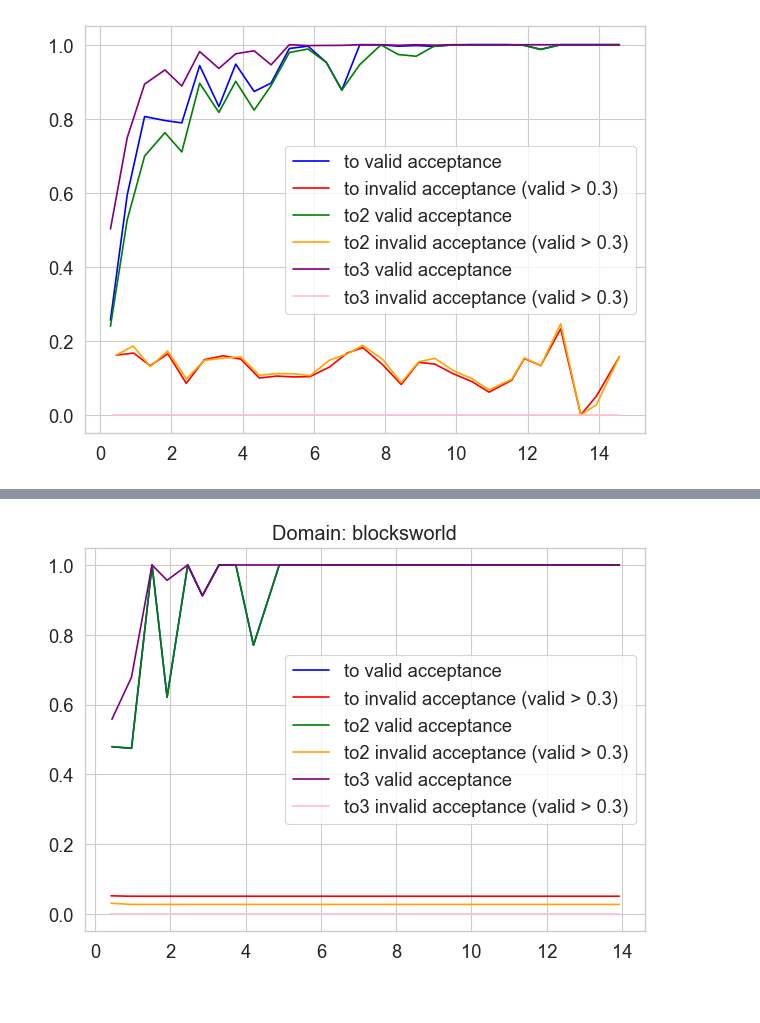
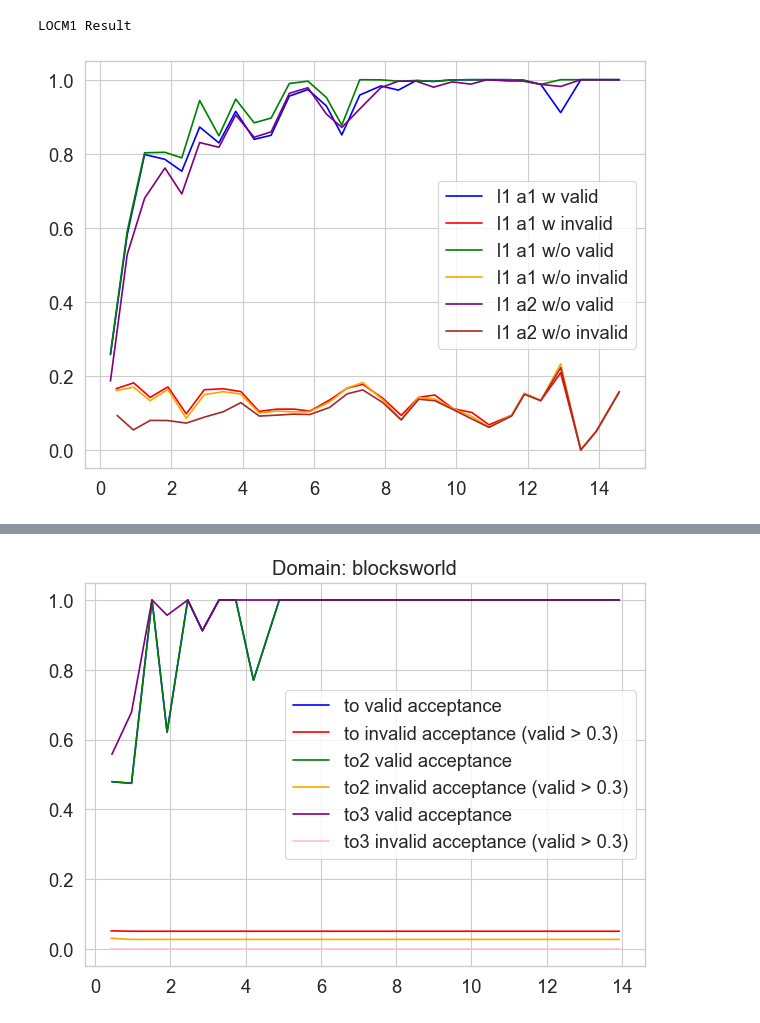
Before and after one commit to utop1an/locm3, a Jupyter notebook: src/examples/plot_total.ipynb, the cells around one changed output, grey strips where cells are left out. Drawn from its saved outputs; the diff is of its cells as text; code cells hidden in the pictures.

Commit message:
fix: locm3 bugs

```diff
--- a/src/examples/plot_total.ipynb
+++ b/src/examples/plot_total.ipynb
@@ -44,38 +62,52 @@ sns.set_style("whitegrid")
 # %%
 import numpy as np
 import pandas as pd
 import matplotlib.pyplot as plt
 
 # === Helper function for binning and smoothing ===
 def smooth_by_bin_mean(df, x_col, y_col, bins=30):
     df_sorted = df.sort_values(by=x_col).copy()
     bin_edges = np.linspace(df_sorted[x_col].min(), df_sorted[x_col].max(), bins)
     df_sorted['bin'] = pd.cut(df_sorted[x_col], bins=bin_edges)
     grouped = df_sorted.groupby('bin', observed=True).agg({x_col: 'mean', y_col: 'mean'}).dropna()
     return grouped[x_col].values, grouped[y_col].values
 
 # === Filter and smooth ===
-to_valid_x, to_valid_y = smooth_by_bin_mean(to_df, 'len%', 'acceptance_rate')
-to_invalid_x, to_invalid_y = smooth_by_bin_mean(to_df[to_df['acceptance_rate'] > 0.3], 'len%', 'invalid_acceptance_rate')
+locm_a1_w_valid_x, locm_a1_w_valid_y = smooth_by_bin_mean(locm_a1_w, 'len%', 'valid_acceptance')
+locm_a1_w_invalid_x, locm_a1_w_invalid_y = smooth_by_bin_mean(locm_a1_w[locm_a1_w['valid_acceptance'] > 0.3], 'len%', 'invalid_acceptance')
 
-to2_valid_x, to2_valid_y = smooth_by_bin_mean(to2_df, 'len%', 'acceptance_rate')
-to2_invalid_x, to2_invalid_y = smooth_by_bin_mean(to2_df[to2_df['acceptance_rate'] > 0.3], 'len%', 'invalid_acceptance_rate')
+locm_a1_wo_valid_x, locm_a1_wo_valid_y = smooth_by_bin_mean(locm_a1_wo, 'len%', 'valid_acceptance')
+locm_a1_wo_invalid_x, locm_a1_wo_invalid_y = smooth_by_bin_mean(locm_a1_wo[locm_a1_wo['valid_acceptance'] > 0.3], 'len%', 'invalid_acceptance')
 
-to3_valid_x, to3_valid_y = smooth_by_bin_mean(to3_df, 'len%', 'acceptance_rate')
-to3_invalid_x, to3_invalid_y = smooth_by_bin_mean(to3_df[to3_df['acceptance_rate'] > 0.3], 'len%', 'invalid_acceptance_rate')
+locm_a2_wo_valid_x, locm_a2_wo_valid_y = smooth_by_bin_mean(locm_a2_wo, 'len%', 'valid_acceptance')
+locm_a2_wo_invalid_x, locm_a2_wo_invalid_y = smooth_by_bin_mean(locm_a2_wo[locm_a2_wo['valid_acceptance'] > 0.3], 'len%', 'invalid_acceptance')
+
+locm2_a1_w_valid_x, locm2_a1_w_valid_y = smooth_by_bin_mean(locm2_a1_w, 'len%', 'valid_acceptance')
+locm2_a1_w_invalid_x, locm2_a1_w_invalid_y = smooth_by_bin_mean(locm2_a1_w[locm2_a1_w['valid_acceptance'] > 0.3], 'len%', 'invalid_acceptance')
+
+locm3_a1_w_valid_x, locm3_a1_w_valid_y = smooth_by_bin_mean(locm3_a1_w, 'len%', 'valid_acceptance')
+locm3_a1_w_invalid_x, locm3_a1_w_invalid_y = smooth_by_bin_mean(locm3_a1_w[locm3_a1_w['valid_acceptance'] > 0.3], 'len%', 'invalid_acceptance')
+
+locm3_a2_w_valid_x, locm3_a2_w_valid_y = smooth_by_bin_mean(locm3_a2_w, 'len%', 'valid_acceptance')
+locm3_a2_w_invalid_x, locm3_a2_w_invalid_y = smooth_by_bin_mean(locm3_a2_w[locm3_a2_w['valid_acceptance'] > 0.3], 'len%', 'invalid_acceptance')
 
 # === Plot ===
-plt.plot(to_valid_x, to_valid_y, label='to valid acceptance', color='blue')
-plt.plot(to_invalid_x, to_invalid_y, label='to invalid acceptance (valid > 0.3)', color='red')
+plt.plot(locm_a1_w_valid_x, locm_a1_w_valid_y, label='l1 a1 w valid', color='blue')
+plt.plot(locm_a1_w_invalid_x, locm_a1_w_invalid_y, label='l1 a1 w invalid', color='red')
 
-plt.plot(to2_valid_x, to2_valid_y, label='to2 valid acceptance', color='green')
-plt.plot(to2_invalid_x, to2_invalid_y, label='to2 invalid acceptance (valid > 0.3)', color='orange')
+plt.plot(locm_a1_wo_valid_x, locm_a1_wo_valid_y, label='l1 a1 w/o valid', color='green')
+plt.plot(locm_a1_wo_invalid_x, locm_a1_wo_invalid_y, label='l1 a1 w/o invalid', color='orange')
 
-plt.plot(to3_valid_x, to3_valid_y, label='to3 valid acceptance', color='purple')
-plt.plot(to3_invalid_x, to3_invalid_y, label='to3 invalid acceptance (valid > 0.3)', color='pink')
+plt.plot(locm_a2_wo_valid_x, locm_a2_wo_valid_y, label='l1 a2 w/o valid', color='purple')
+plt.plot(locm_a2_wo_invalid_x, locm_a2_wo_invalid_y, label='l1 a2 w/o invalid', color='brown')
 
+
+
+
+print("LOCM1 Result")
 plt.legend()
 plt.tight_layout()
 plt.show()
 # %% [output]
+LOCM1 Result
-[figure, old version]
+[figure, new version]
```
Also changed, not shown: parts of 5 cells of this notebook, 17 other files.
